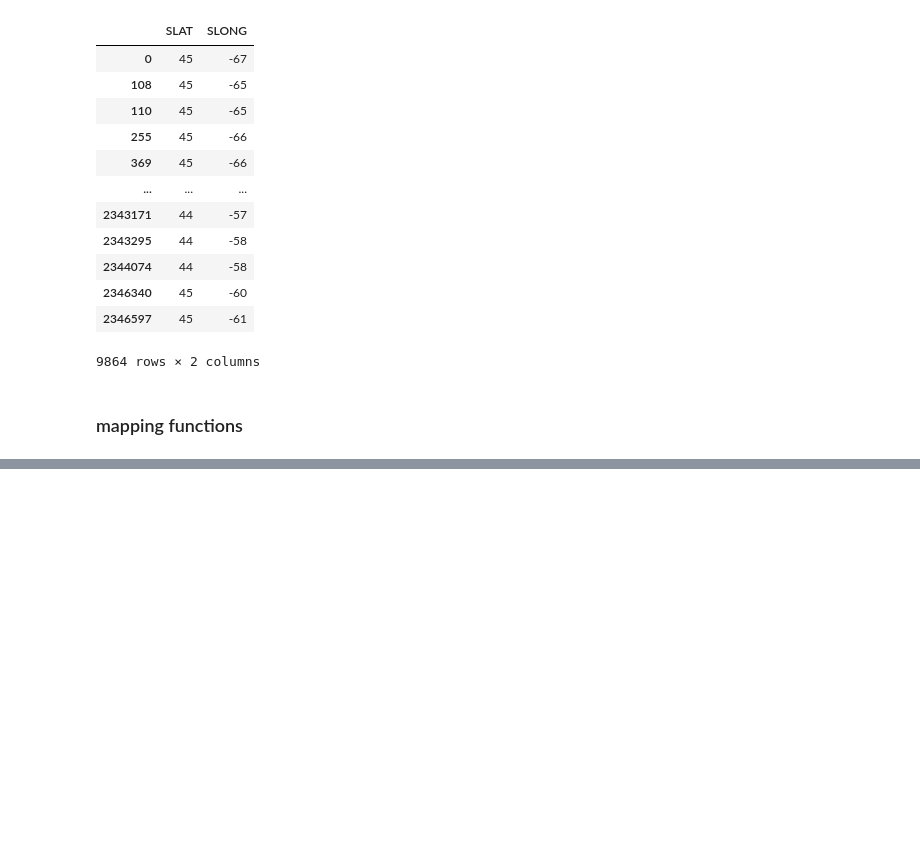
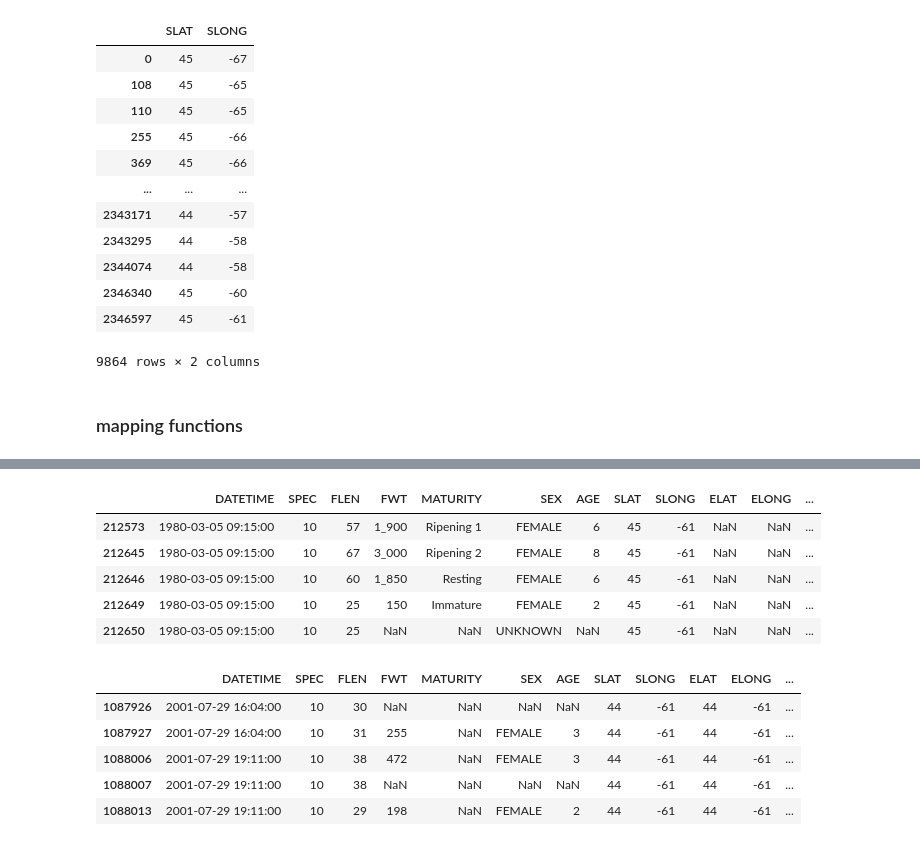
Before and after one commit to KevinCarr42/Maritimes-Research-Vessel-Surveys, a Jupyter notebook: Notebook3_Functions.ipynb, the cells around one changed output, grey strips where cells are left out. Cells and saved outputs as stored; diff of their text form; code cells hidden in the pictures; blank space fills up the shorter version.

Commit message:
geo function testing and writing

```diff
--- a/Notebook3_Functions.ipynb
+++ b/Notebook3_Functions.ipynb
@@ -649,0 +677,50 @@ df[(df.SPEC == 10)][['SLAT', 'SLONG']].drop_duplicates()
+# %%
+# potential mapping functions
+
+def map_species(dataframe, species_code, date_min=None, date_max=None):
+    """
+    date_min and date_max are strings, formatted to be interpreted by pandas to_datetime() function
+    """
+    species_mapping_columns = ['DATETIME', 'SPEC', 'FLEN', 'FWT', 'MATURITY', 'SEX', 'AGE',
+                   'SLAT', 'SLONG', 'ELAT', 'ELONG',  # lat/long: may be best to average these for mapping
+                   'STRAT', 'DUR', 'DIST', 'SPEED', 'DEPTH', 'SURF_TEMP', 'BOTT_TEMP', 'BOTT_SAL']  # tow info
+
+    # create dataframe with full dates
+    map_df = dataframe[species_mapping_columns][dataframe.SPEC == species_code]
+    datetime_min, datetime_max = map_df.DATETIME.min(), map_df.DATETIME.max()
+
+    # if dates are inputted, create filters for dataframe
+    if date_min:
+        datetime_min = pd.to_datetime(date_min)
+    if date_max:
+        datetime_max = pd.to_datetime(date_max)
+
+    # filter dataframe by dates
+    map_df = map_df[(map_df.DATETIME >= datetime_min) & (map_df.DATETIME <= datetime_max)]
+
+    # testing output
+    display(map_df.head())
+    display(map_df.tail())
+
+
+def map_missions(mission_code, date_range=None):
+    pass
+
+
+def query_by_location(lat, long, radius_in_km):
+    pass
+# %%
+map_species(df, 10, '1980', '2001-9-11')
+# %% [output]
+|  | DATETIME | SPEC | FLEN | FWT | MATURITY | SEX | AGE | SLAT | SLONG | ELAT | ELONG | ... |
+| 212573 | 1980-03-05 09:15:00 | 10 | 57 | 1_900 | Ripening 1 | FEMALE | 6 | 45 | -61 | NaN | NaN | ... |
+| 212645 | 1980-03-05 09:15:00 | 10 | 67 | 3_000 | Ripening 2 | FEMALE | 8 | 45 | -61 | NaN | NaN | ... |
+| 212646 | 1980-03-05 09:15:00 | 10 | 60 | 1_850 | Resting | FEMALE | 6 | 45 | -61 | NaN | NaN | ... |
+| 212649 | 1980-03-05 09:15:00 | 10 | 25 | 150 | Immature | FEMALE | 2 | 45 | -61 | NaN | NaN | ... |
+| 212650 | 1980-03-05 09:15:00 | 10 | 25 | NaN | NaN | UNKNOWN | NaN | 45 | -61 | NaN | NaN | ... |
+|  | DATETIME | SPEC | FLEN | FWT | MATURITY | SEX | AGE | SLAT | SLONG | ELAT | ELONG | ... |
+| 1087926 | 2001-07-29 16:04:00 | 10 | 30 | NaN | NaN | NaN | NaN | 44 | -61 | 44 | -61 | ... |
+| 1087927 | 2001-07-29 16:04:00 | 10 | 31 | 255 | NaN | FEMALE | 3 | 44 | -61 | 44 | -61 | ... |
+| 1088006 | 2001-07-29 19:11:00 | 10 | 38 | 472 | NaN | FEMALE | 3 | 44 | -61 | 44 | -61 | ... |
+| 1088007 | 2001-07-29 19:11:00 | 10 | 38 | NaN | NaN | NaN | NaN | 44 | -61 | 44 | -61 | ... |
+| 1088013 | 2001-07-29 19:11:00 | 10 | 29 | 198 | NaN | FEMALE | 2 | 44 | -61 | 44 | -61 | ... |
```
Also changed, not shown: parts of 3 cells of this notebook.
